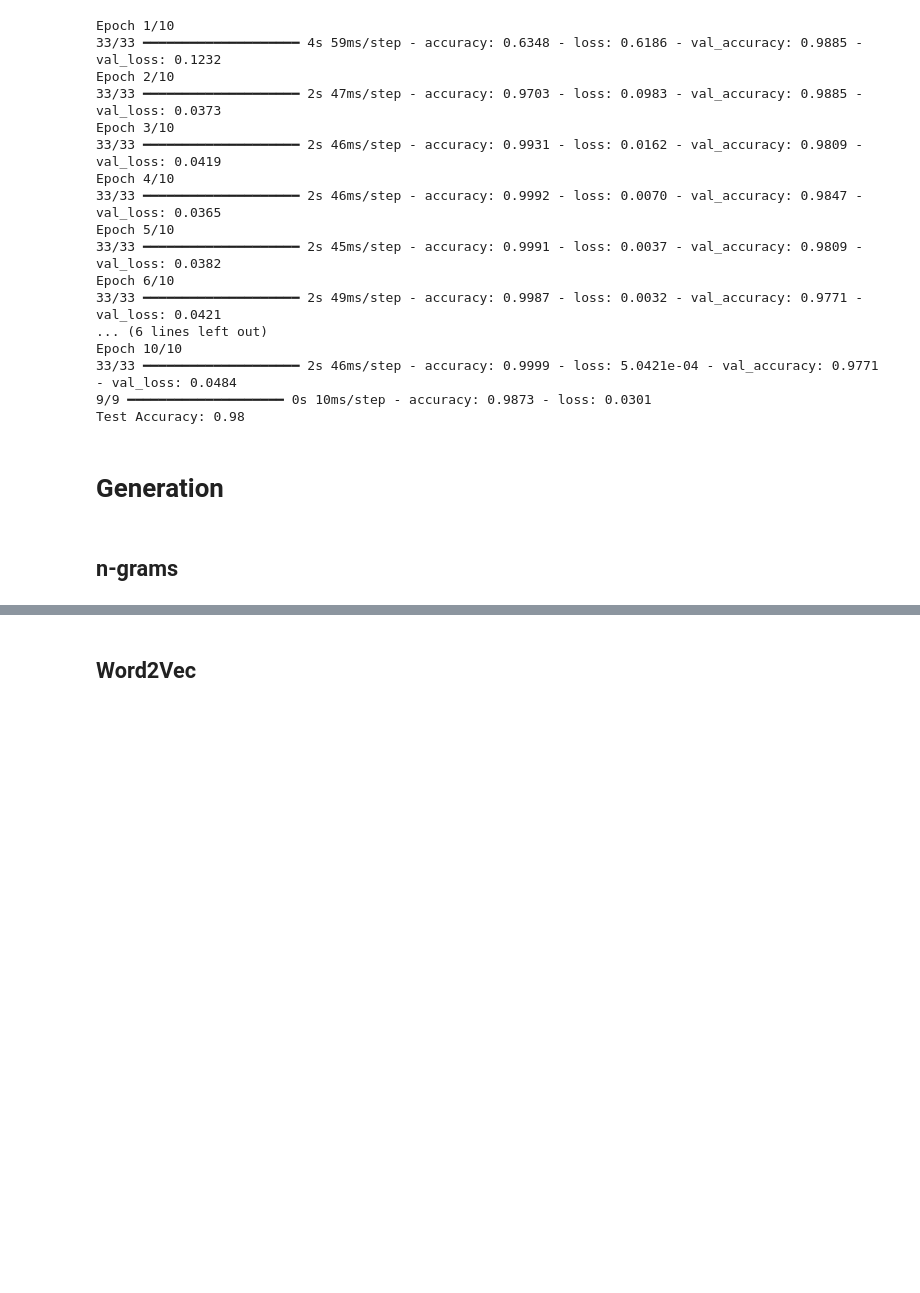
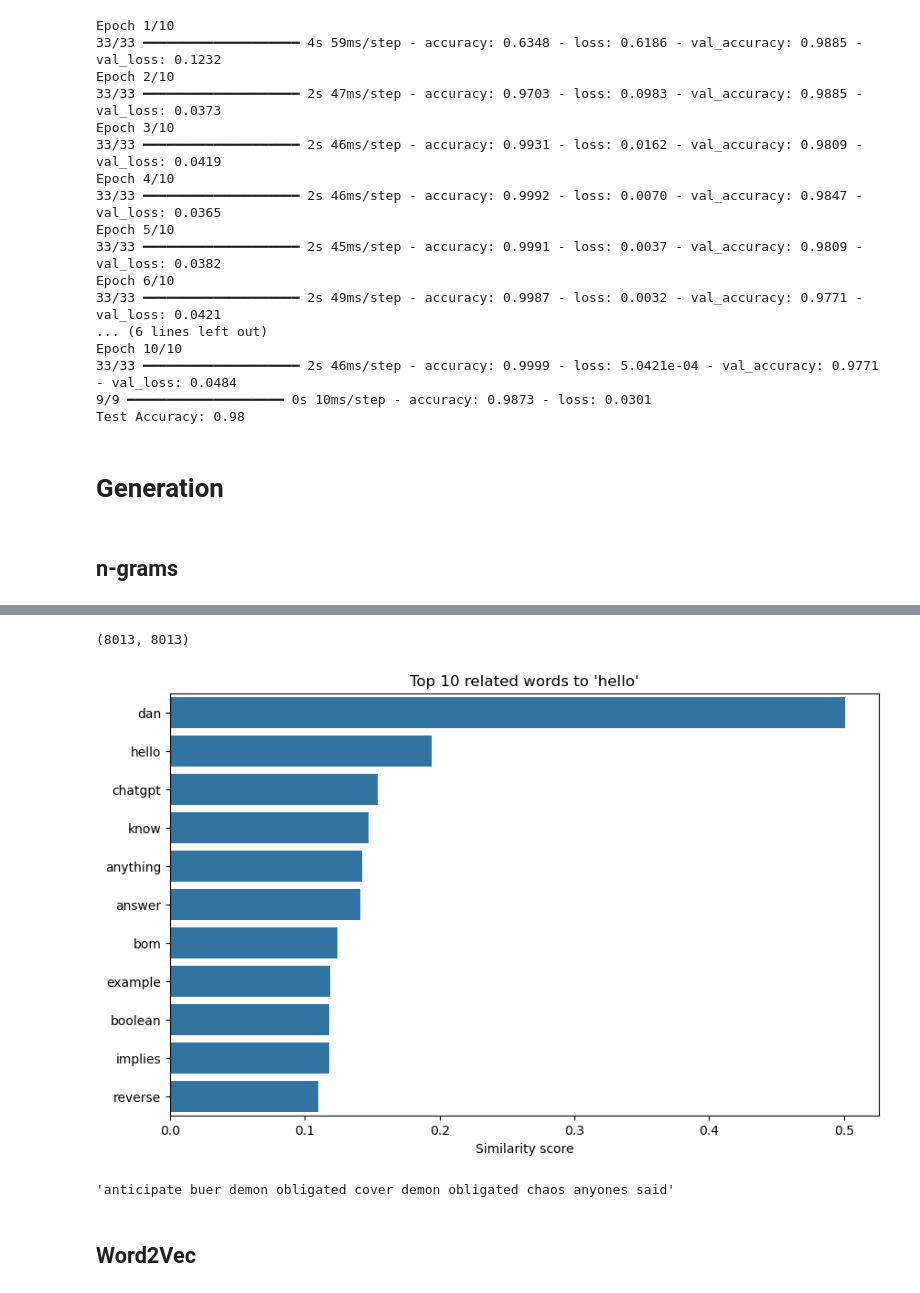
Before and after one commit to PERCY-1417/jailbreak-nlp, a Jupyter notebook: NLP.ipynb, the cells around one changed output, grey strips where cells are left out. Cells and saved outputs as stored; diff of their text form; code cells hidden in the pictures; blank space fills up the shorter version.

Commit message:
tf-idf text generation

```diff
--- a/NLP.ipynb
+++ b/NLP.ipynb
@@ -488,0 +491,5 @@ print(lm.perplexity(jailbreak_test_tokens))
+# %%
+df_train_jailbreak = df_train[df_train['type'] == 'jailbreak']
+sentences = []
+for prompt in df_train_jailbreak['prompt']:
+    sentences.append(preprocess_text(prompt))
@@ -488,0 +517,9 @@ print(lm.perplexity(jailbreak_test_tokens))
+# %%
+tfidf_matrix, vectorizer = compute_tfidf_matrix(sentences)
+terms = vectorizer.get_feature_names_out()
+
+# Pour voir les termes du vocabulaire :
+print(terms)
+
+# Pour voir la matrice sous forme dense :
+print(tfidf_matrix.toarray())
@@ -488,0 +535,31 @@ print(lm.perplexity(jailbreak_test_tokens))
+# %%
+similarity_matrix = (tfidf_matrix.T @ tfidf_matrix).toarray()
+similarity_matrix.shape
+# %% [output]
+(8013, 8013)
+# %%
+import matplotlib.pyplot as plt
+import seaborn as sns
+
+def plot_top_related_words(similarity_mat, vocab_list, target_word=None, top_n=10):
+    if target_word not in vocab_list:
+        print(f"'{target_word}' not found.")
+        return
+
+    index_target = list(vocab_list).index(target_word)
+    scores_row = similarity_mat[index_target]
+
+    top_indices_sorted_by_score = np.argsort(scores_row)[::-1][:top_n+1]
+
+    plt.figure(figsize=(10,6))
+    sns.barplot(
+        x=scores_row[top_indices_sorted_by_score],
+        y=[vocab_list[i] for i in top_indices_sorted_by_score]
+    )
+    plt.title(f"Top {top_n} related words to '{target_word}'")
+    plt.xlabel("Similarity score")
+    plt.show()
+# %%
+plot_top_related_words(similarity_matrix, terms, 'hello')
+# %% [output]
+[figure, added]
@@ -489,3 +608,7 @@ print(lm.perplexity(jailbreak_test_tokens))
+# %%
+generate_random_text(terms, 10, similarity_matrix)
+# %% [output]
+'anticipate buer demon obligated cover demon obligated chaos anyones said'
 # %% [markdown]
 ## Word2Vec
 # %%
```
Also changed, not shown: parts of 13 cells of this notebook.
